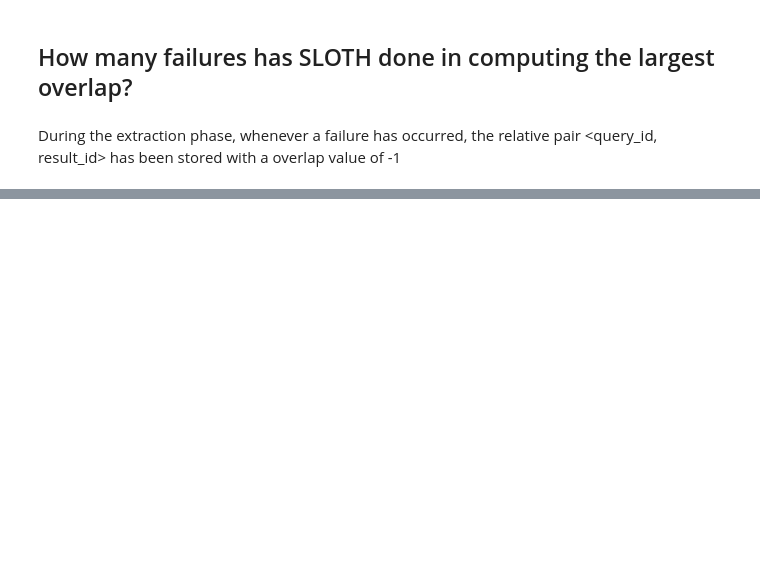
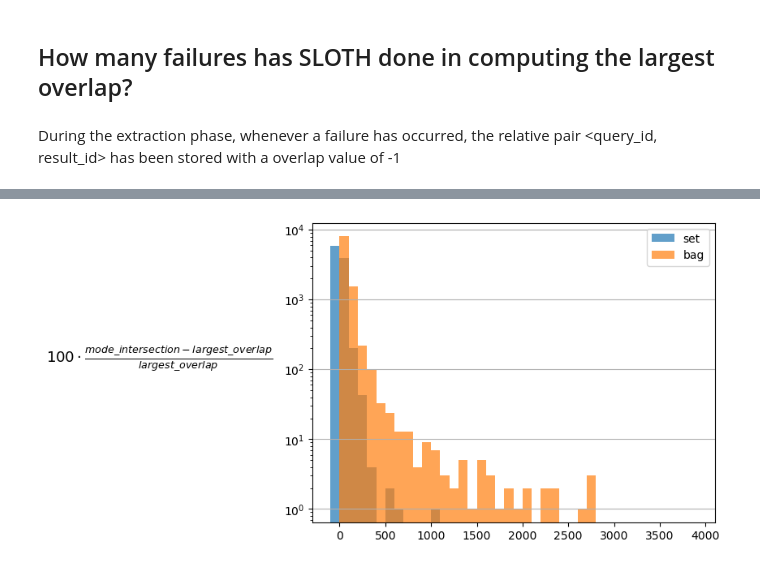
Before and after one commit to nanni00/datalake-table-finder, a Jupyter notebook: notebooks/stuff.ipynb, the cells around one changed output, grey strips where cells are left out. Cells and saved outputs as stored; diff of their text form; code cells hidden in the pictures; blank space fills up the shorter version.

```diff
--- a/notebooks/stuff.ipynb
+++ b/notebooks/stuff.ipynb
@@ -194,14 +168,19 @@ thresholds = [1, 50, 100, 250, 500, 1000, 10000]
 bins=thresholds[1:]
 # %%
-test_name, dataset, k, q = 'a_test', 'wikiturlsnap', 10, '50K'
+test_name, dataset, k, q = 'main', 'wikiturlsnap', 20, '50K'
 _, _, _, _, _, _, results_extr_dir, _, _, _ = get_all_paths(test_name, dataset, k, q)
-extrres = pd.read_csv(f'{results_extr_dir}/final_results_k10_q50K.csv').dropna()
+extrres = pd.read_csv(f'{results_extr_dir}/final_results_k{k}_q{q}.csv').dropna()
 
-extrres = extrres[['query_id', 'query_size']].drop_duplicates()
+extrres = extrres[['query_id', 'bag_size_q']].drop_duplicates()
 tot = extrres.shape[0]
 r = []
 
-for i in range(len(thresholds) - 1):
-    s = extrres[(extrres['query_size'] >= thresholds[i]) & (extrres['query_size'] < thresholds[i + 1])].shape[0]
-    print(f"{thresholds[i]}<=X<{thresholds[i + 1]}:\t{s}\t{s * 100 / tot}")
-    r.append([f"[{thresholds[i]},{thresholds[i + 1]})", round(s / tot, 3)])
+
+for i in range(len(thresholds)):
+    if i < len(thresholds) - 1:
+        s = extrres[(extrres['bag_size_q'] >= thresholds[i]) & (extrres['bag_size_q'] < thresholds[i + 1])].shape[0]
+        r.append([f"[{thresholds[i]},{thresholds[i + 1]})", round(s / tot, 5)])
+    else:
+        s = extrres[(extrres['bag_size_q'] >= thresholds[i])].shape[0]
+        r.append([f"[{thresholds[i]},inf)", round(s / tot, 5)])
+    # print(f"{thresholds[i]}<=X<{thresholds[i + 1]}:\t{s}\t{s * 100 / tot}")
@@ -300,0 +498,14 @@ failures * 100 / total_computed_overlaps
+# %%
+test_name, dataset, k, q = 'main', 'wikiturlsnap', 20, '50K'
+_, _, _, _, _, _, results_extr_dir, _, _, _ = get_all_paths(test_name, dataset, k, q)
+extrres = pl.scan_csv(f'{results_extr_dir}/final_results_k{k}_q{q}.csv').drop_nulls()
+
+extrres = (
+    extrres
+    .filter((pl.col('sloth_overlap') > 10) & (pl.col('sloth_overlap') < 100))
+    .select(['sloth_overlap', 'set_intersection_size', 'bag_intersection_size'])
+    .with_columns(((100 * pl.col('set_intersection_size') / pl.col('sloth_overlap')) - 100).alias('set_variation'))
+    .with_columns(((100 * pl.col('bag_intersection_size') / pl.col('sloth_overlap')) - 100).alias('bag_variation'))
+).collect().sample(10000)
+
+extrres
@@ -300,0 +546,10 @@ failures * 100 / total_computed_overlaps
+# %%
+plt.hist(extrres.select('set_variation'), alpha=0.7, width=100, bins=range(-100, 4000, 100), label='set')
+plt.hist(extrres.select('bag_variation'), alpha=0.7, width=100, bins=range(-100, 4000, 100), label='bag')
+plt.legend()
+plt.grid(axis='y')
+plt.ylabel(r'$100 \cdot \frac{mode\_intersection - largest\_overlap}{largest\_overlap}$', labelpad=110, rotation=0, fontsize=13)
+plt.yscale('log')
+plt.savefig('/data4/nanni/set_bag_variation.png', bbox_inches='tight')
+# %% [output]
+[figure, added]
```
Also changed, not shown: parts of 58 cells of this notebook, 29 other files.
